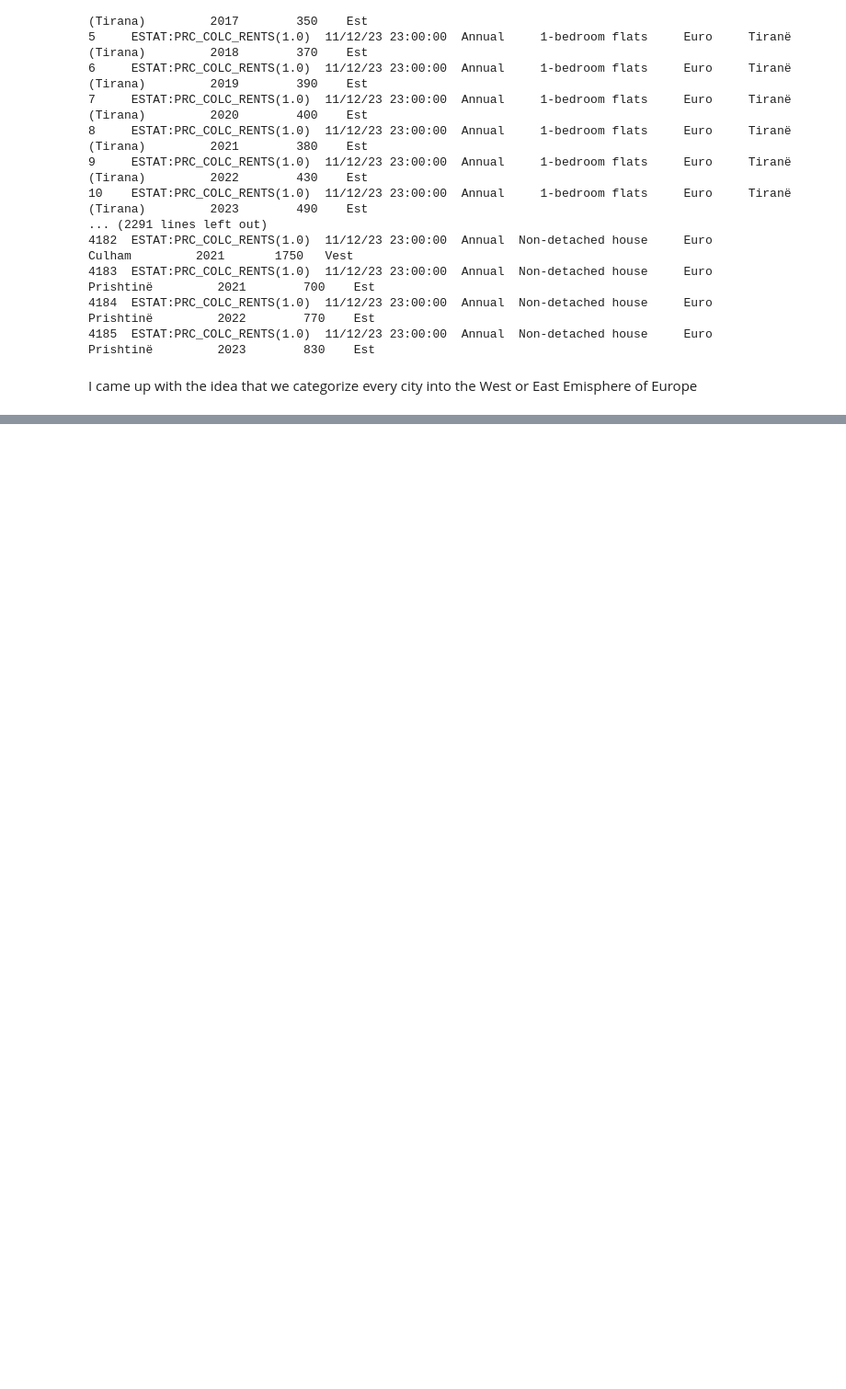
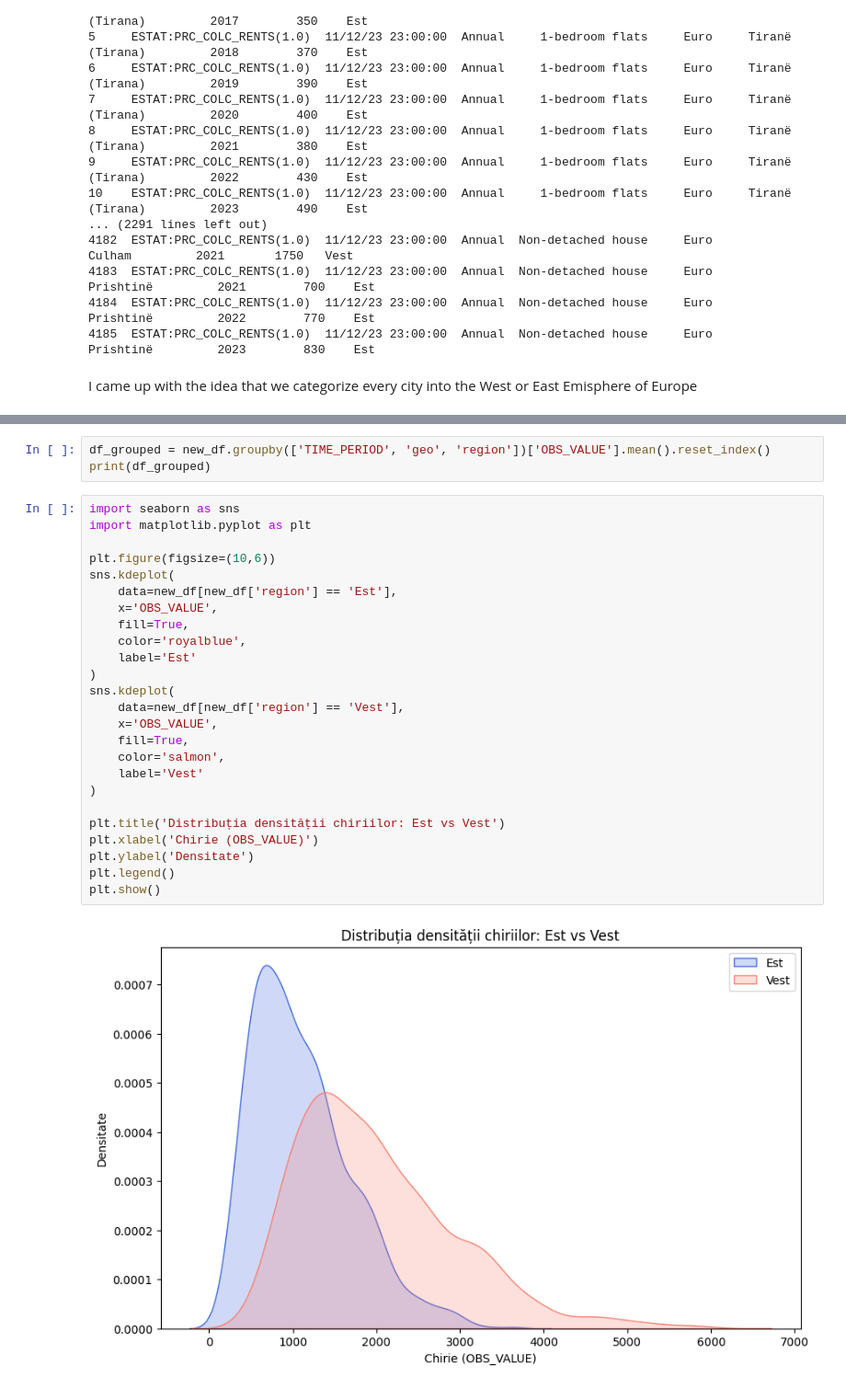
Before and after one commit to 21Scoob/Rent, a Jupyter notebook: Untitled.ipynb, the cells around one changed output, grey strips where cells are left out. Shown at 92% size. Saved outputs shown, nothing was run; the diff lists cells and outputs as text; blank space fills up the shorter version.

```diff
--- a/Untitled.ipynb
+++ b/Untitled.ipynb
@@ -259,0 +275,30 @@ I came up with the idea that we categorize every city into the West or East Emis
+# %%
+df_grouped = new_df.groupby(['TIME_PERIOD', 'geo', 'region'])['OBS_VALUE'].mean().reset_index()
+print(df_grouped)
+# %%
+import seaborn as sns
+import matplotlib.pyplot as plt
+
+plt.figure(figsize=(10,6))
+sns.kdeplot(
+    data=new_df[new_df['region'] == 'Est'],
+    x='OBS_VALUE',
+    fill=True,
+    color='royalblue',
+    label='Est'
+)
+sns.kdeplot(
+    data=new_df[new_df['region'] == 'Vest'],
+    x='OBS_VALUE',
+    fill=True,
+    color='salmon',
+    label='Vest'
+)
+
+plt.title('Distribuția densității chiriilor: Est vs Vest')
+plt.xlabel('Chirie (OBS_VALUE)')
+plt.ylabel('Densitate')
+plt.legend()
+plt.show()
+# %% [output]
+[figure, added]
```
Also changed, not shown: parts of 4 cells of this notebook.
